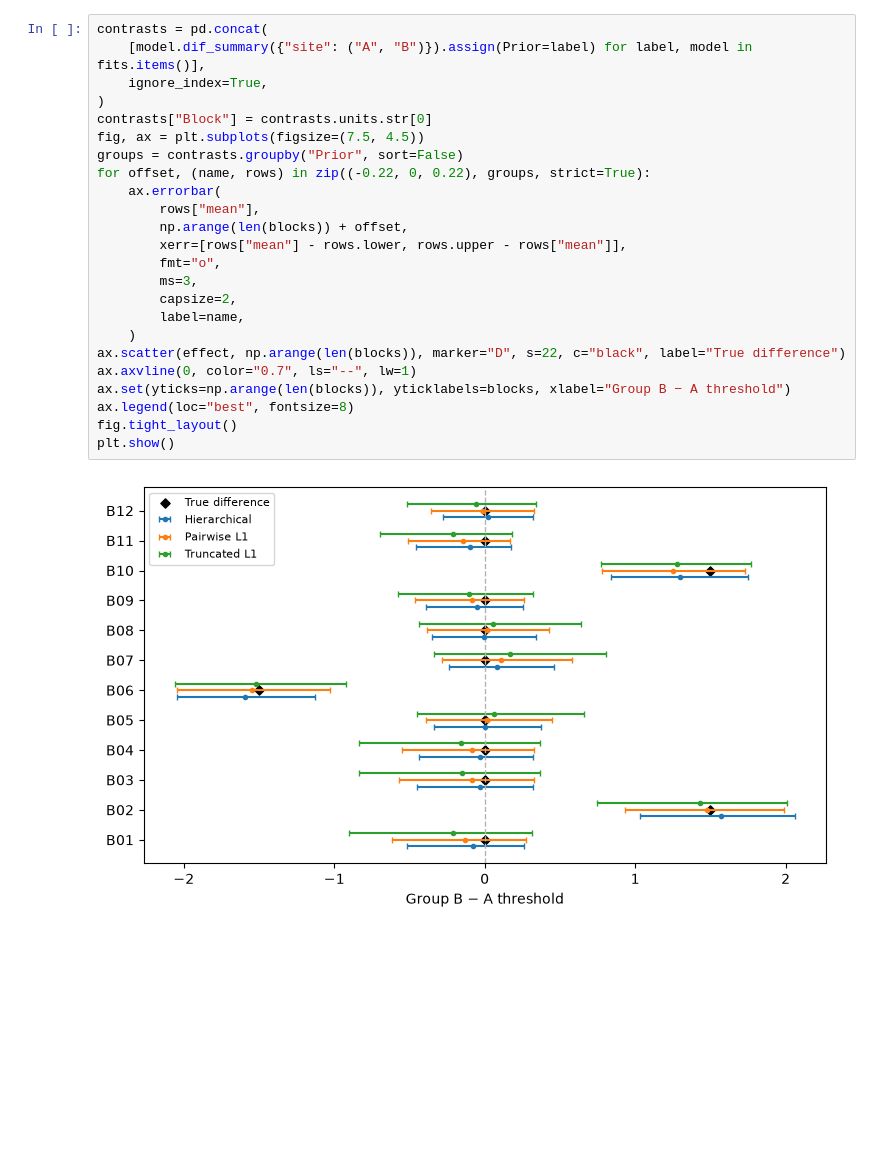
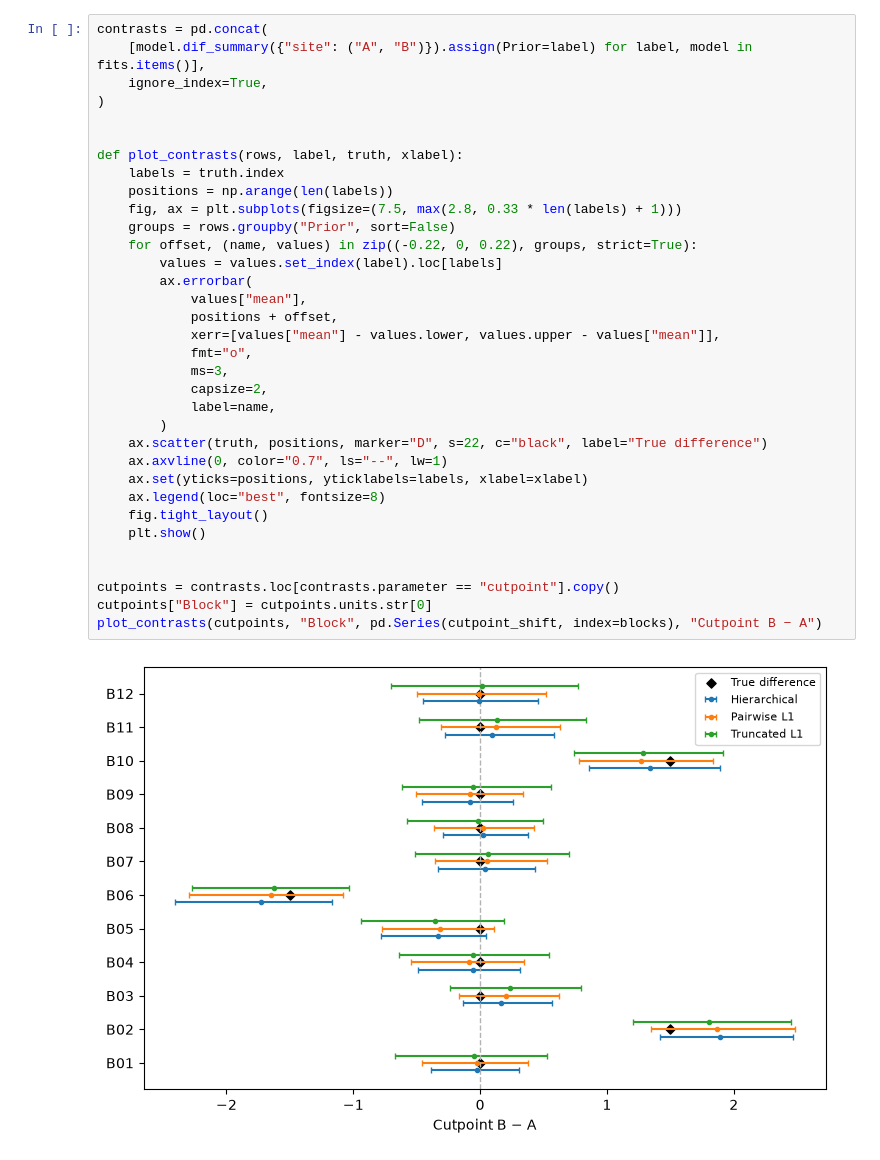
Before and after one commit to qipengchen/pyfcirt, a Jupyter notebook: docs/tutorials/tirt_dif.ipynb, the cells around one changed output. Saved outputs shown, nothing was run; the diff lists cells and outputs as text; blank space fills up the shorter version.

```diff
--- a/docs/tutorials/tirt_dif.ipynb
+++ b/docs/tutorials/tirt_dif.ipynb
@@ -159,27 +190,37 @@ intervals. The diamonds mark the differences used to generate the data.
 # %%
 contrasts = pd.concat(
     [model.dif_summary({"site": ("A", "B")}).assign(Prior=label) for label, model in fits.items()],
     ignore_index=True,
 )
-contrasts["Block"] = contrasts.units.str[0]
-fig, ax = plt.subplots(figsize=(7.5, 4.5))
-groups = contrasts.groupby("Prior", sort=False)
-for offset, (name, rows) in zip((-0.22, 0, 0.22), groups, strict=True):
-    ax.errorbar(
-        rows["mean"],
-        np.arange(len(blocks)) + offset,
-        xerr=[rows["mean"] - rows.lower, rows.upper - rows["mean"]],
-        fmt="o",
-        ms=3,
-        capsize=2,
-        label=name,
-    )
-ax.scatter(effect, np.arange(len(blocks)), marker="D", s=22, c="black", label="True difference")
-ax.axvline(0, color="0.7", ls="--", lw=1)
-ax.set(yticks=np.arange(len(blocks)), yticklabels=blocks, xlabel="Group B − A threshold")
-ax.legend(loc="best", fontsize=8)
-fig.tight_layout()
-plt.show()
+
+
+def plot_contrasts(rows, label, truth, xlabel):
+    labels = truth.index
+    positions = np.arange(len(labels))
+    fig, ax = plt.subplots(figsize=(7.5, max(2.8, 0.33 * len(labels) + 1)))
+    groups = rows.groupby("Prior", sort=False)
+    for offset, (name, values) in zip((-0.22, 0, 0.22), groups, strict=True):
+        values = values.set_index(label).loc[labels]
+        ax.errorbar(
+            values["mean"],
+            positions + offset,
+            xerr=[values["mean"] - values.lower, values.upper - values["mean"]],
+            fmt="o",
+            ms=3,
+            capsize=2,
+            label=name,
+        )
+    ax.scatter(truth, positions, marker="D", s=22, c="black", label="True difference")
+    ax.axvline(0, color="0.7", ls="--", lw=1)
+    ax.set(yticks=positions, yticklabels=labels, xlabel=xlabel)
+    ax.legend(loc="best", fontsize=8)
+    fig.tight_layout()
+    plt.show()
+
+
+cutpoints = contrasts.loc[contrasts.parameter == "cutpoint"].copy()
+cutpoints["Block"] = cutpoints.units.str[0]
+plot_contrasts(cutpoints, "Block", pd.Series(cutpoint_shift, index=blocks), "Cutpoint B − A")
 # %% [output]
-[figure, old version]
+[figure, new version]
 # %% [markdown]
```
Also changed, not shown: parts of 10 cells of this notebook, 4 other files.
